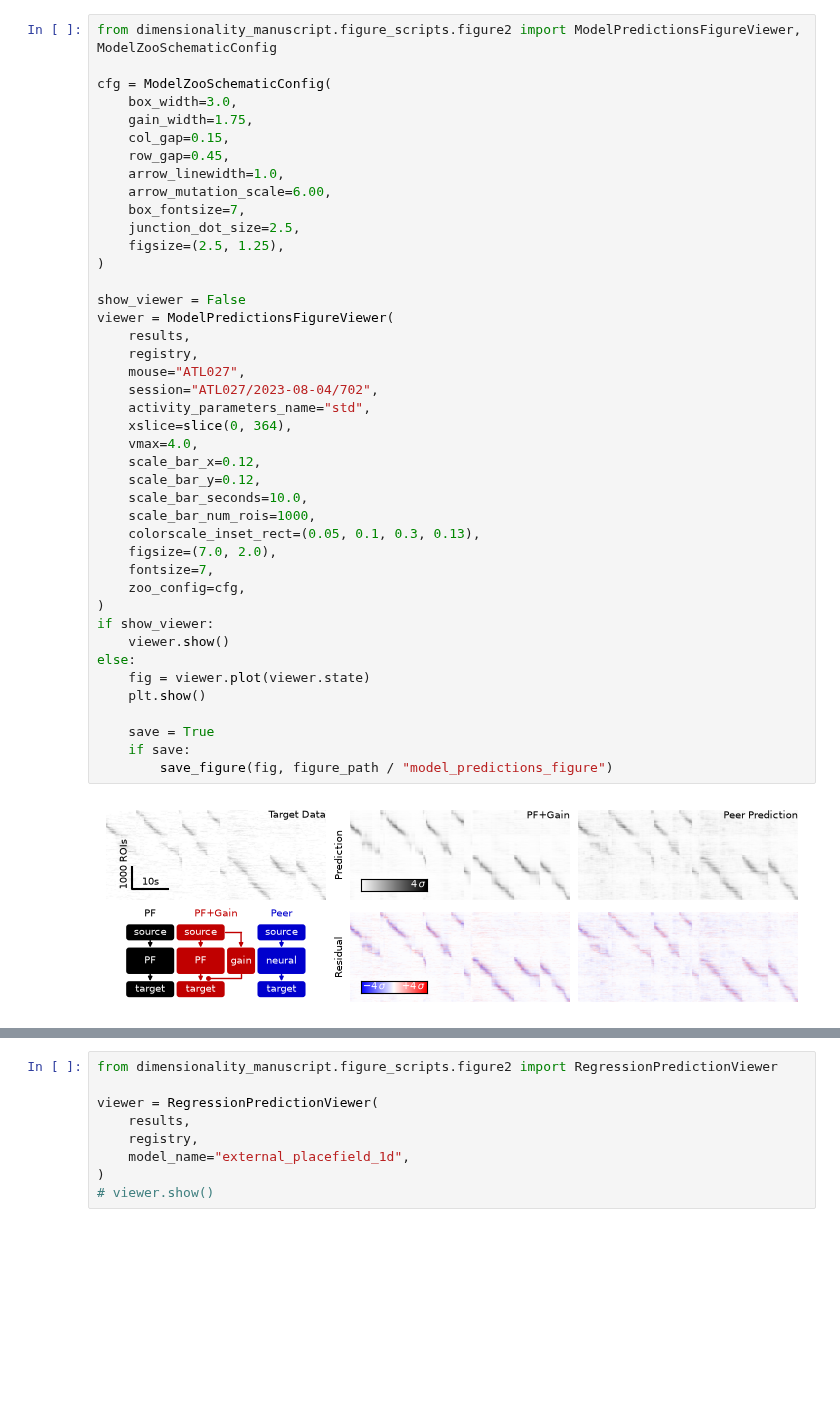
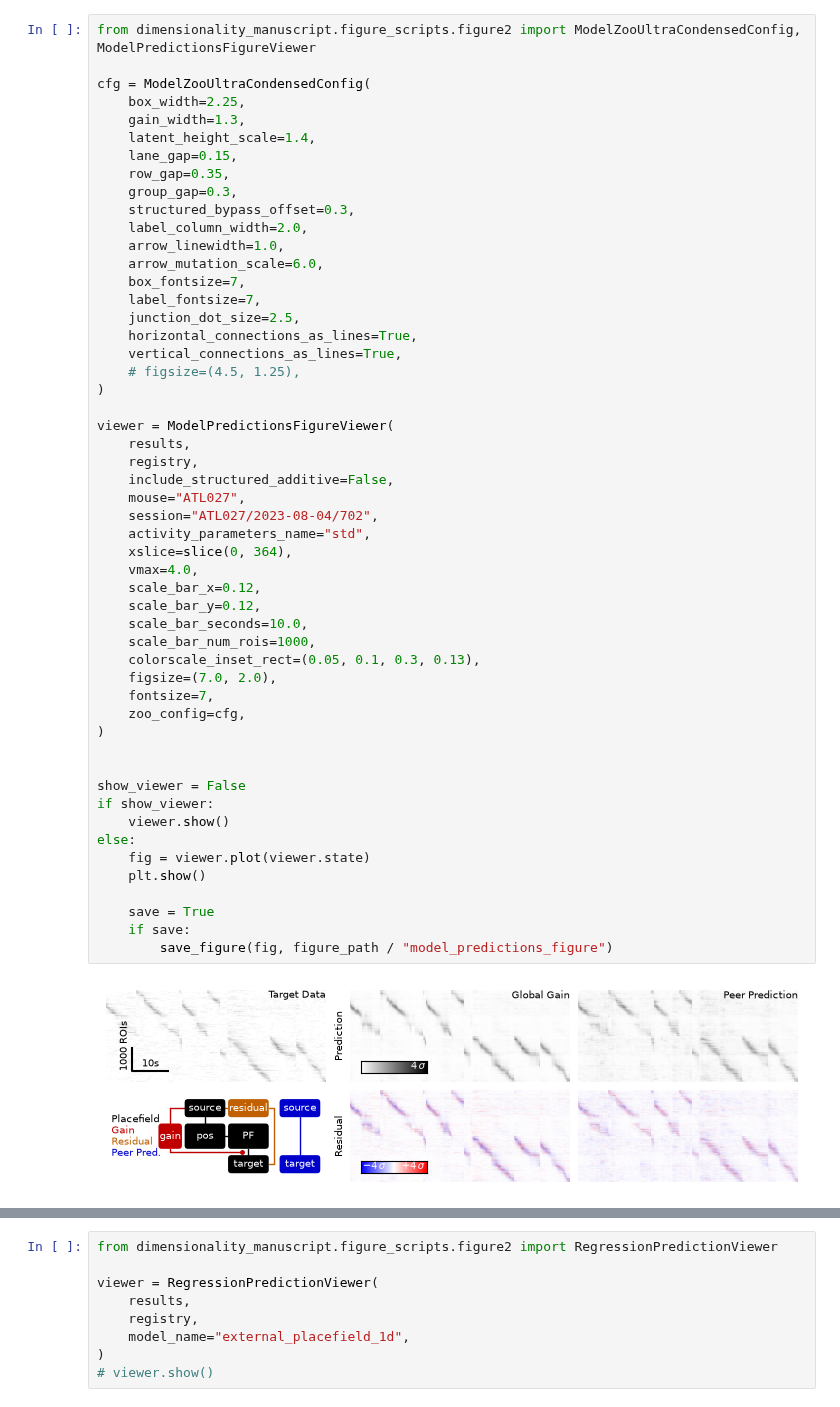
Before and after one commit to landoskape/vrAnalysis, a Jupyter notebook: dimensionality_manuscript/dim_regression_figures_refactor.ipynb, the cells around one changed output, grey strips where cells are left out. Drawn from its saved outputs; the diff is of its cells as text; blank space fills up the shorter version.

```diff
--- a/dimensionality_manuscript/dim_regression_figures_refactor.ipynb
+++ b/dimensionality_manuscript/dim_regression_figures_refactor.ipynb
@@ -81,47 +69,57 @@ median_quality_filtered_xval_outside_pf_r2_shared (140, 12)
 # %%
-from dimensionality_manuscript.figure_scripts.figure2 import ModelPredictionsFigureViewer, ModelZooSchematicConfig
+from dimensionality_manuscript.figure_scripts.figure2 import ModelZooUltraCondensedConfig, ModelPredictionsFigureViewer
 
-cfg = ModelZooSchematicConfig(
-    box_width=3.0,
-    gain_width=1.75,
-    col_gap=0.15,
-    row_gap=0.45,
+cfg = ModelZooUltraCondensedConfig(
+    box_width=2.25,
+    gain_width=1.3,
+    latent_height_scale=1.4,
+    lane_gap=0.15,
+    row_gap=0.35,
+    group_gap=0.3,
+    structured_bypass_offset=0.3,
+    label_column_width=2.0,
     arrow_linewidth=1.0,
-    arrow_mutation_scale=6.00,
+    arrow_mutation_scale=6.0,
     box_fontsize=7,
+    label_fontsize=7,
     junction_dot_size=2.5,
-    figsize=(2.5, 1.25),
+    horizontal_connections_as_lines=True,
+    vertical_connections_as_lines=True,
+    # figsize=(4.5, 1.25),
 )
 
-show_viewer = False
 viewer = ModelPredictionsFigureViewer(
     results,
     registry,
+    include_structured_additive=False,
     mouse="ATL027",
     session="ATL027/2023-08-04/702",
     activity_parameters_name="std",
     xslice=slice(0, 364),
     vmax=4.0,
     scale_bar_x=0.12,
     scale_bar_y=0.12,
     scale_bar_seconds=10.0,
     scale_bar_num_rois=1000,
     colorscale_inset_rect=(0.05, 0.1, 0.3, 0.13),
     figsize=(7.0, 2.0),
     fontsize=7,
     zoo_config=cfg,
 )
+
+
+show_viewer = False
 if show_viewer:
     viewer.show()
 else:
     fig = viewer.plot(viewer.state)
     plt.show()
 
     save = True
     if save:
         save_figure(fig, figure_path / "model_predictions_figure")
 # %% [output]
-[figure, old version]
+[figure, new version]
 # %%
 from dimensionality_manuscript.figure_scripts.figure2 import ModelPerformanceViewer
 
```
Also changed, not shown: parts of 18 cells of this notebook, 2 other files.
